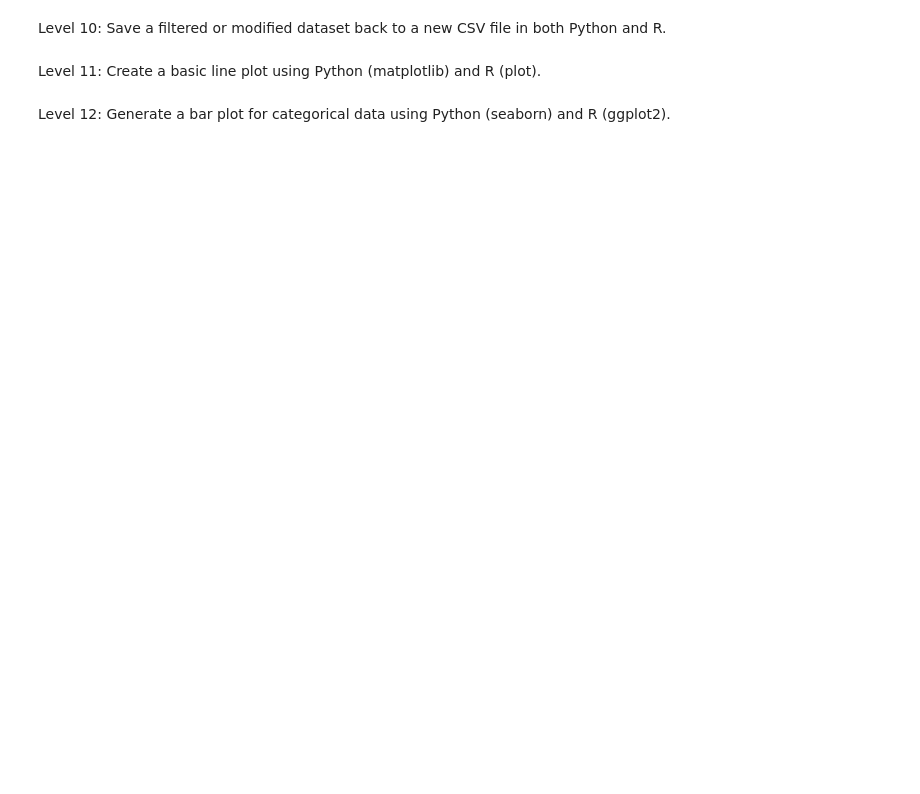
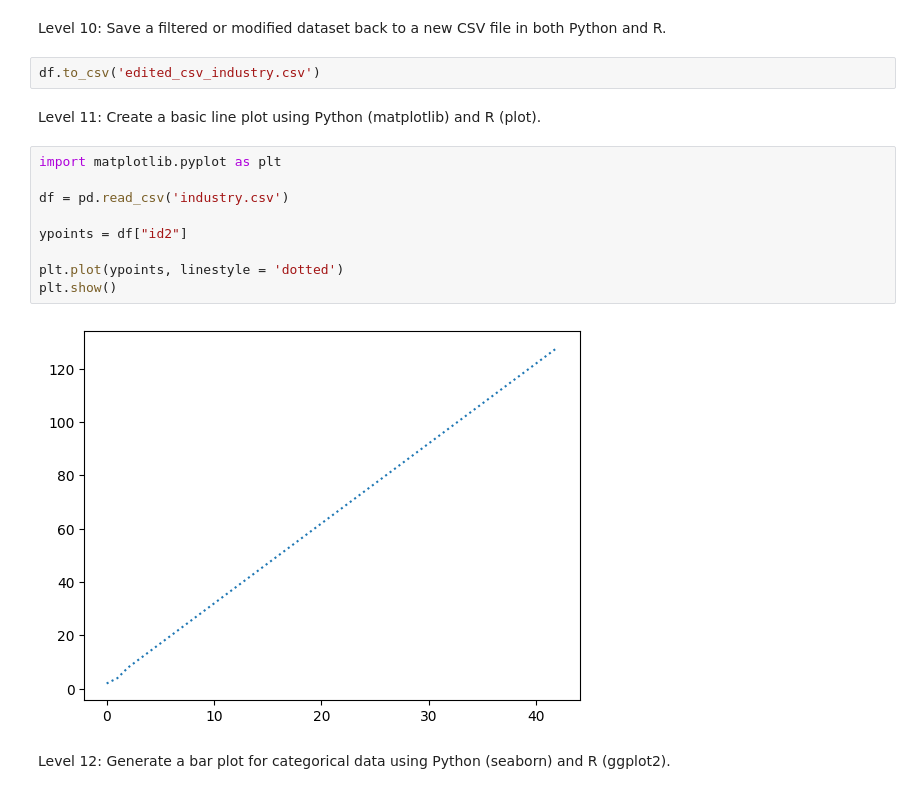
Before and after one commit to GufronDTI/py, a Jupyter notebook: main.ipynb, the cells around one changed output. Cells and saved outputs as stored; diff of their text form; blank space fills up the shorter version.

```diff
--- a/main.ipynb
+++ b/main.ipynb
@@ -163,6 +178,19 @@ print(filter)
 # %% [markdown]
 Level 10: Save a filtered or modified dataset back to a new CSV file in both Python and R.
+# %%
+df.to_csv('edited_csv_industry.csv')
 # %% [markdown]
 Level 11: Create a basic line plot using Python (matplotlib) and R (plot).
+# %%
+import matplotlib.pyplot as plt
+
+df = pd.read_csv('industry.csv')
+
+ypoints = df["id2"]
+
+plt.plot(ypoints, linestyle = 'dotted')
+plt.show()
+# %% [output]
+[figure, added]
 # %% [markdown]
 Level 12: Generate a bar plot for categorical data using Python (seaborn) and R (ggplot2).
```
Also changed, not shown: parts of 15 cells of this notebook, 5 other files.
